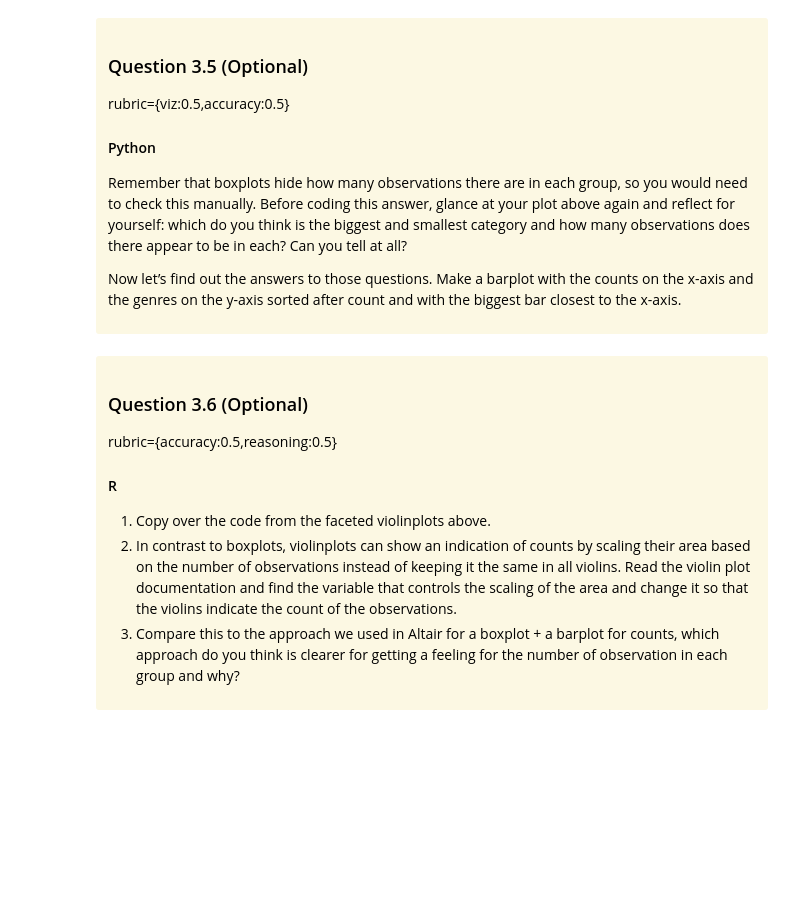
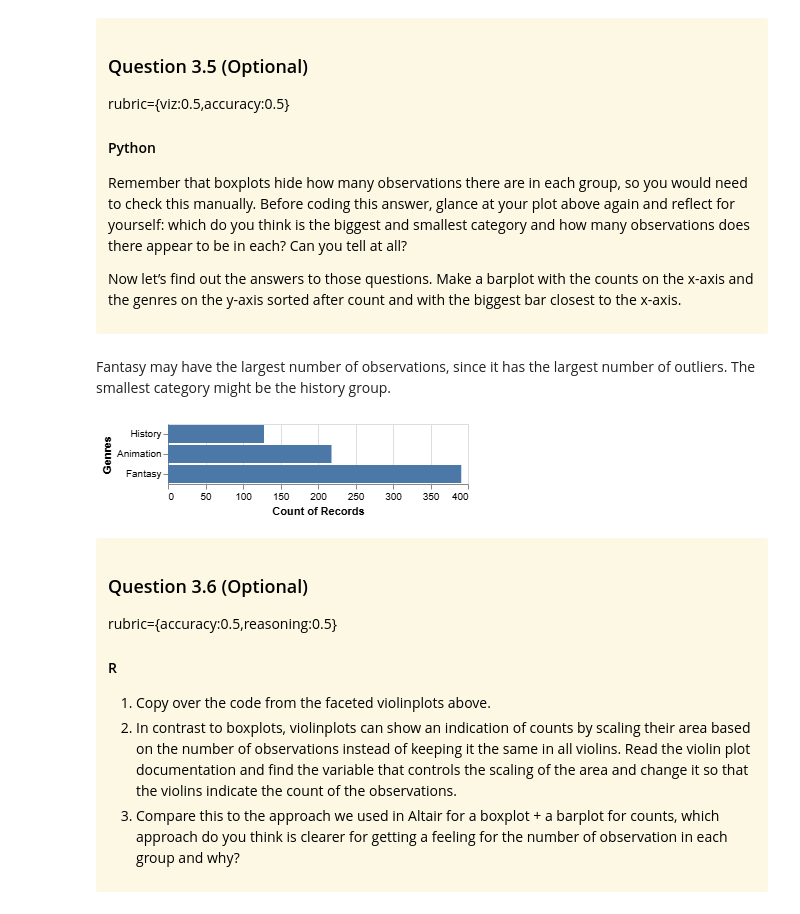
Before and after one commit to Zihao-Sheng/DATA_550_lab2_group14, a Jupyter notebook: lab2.ipynb, the cells around one changed output. Saved outputs shown, nothing was run; the diff lists cells and outputs as text; code cells hidden in the pictures; blank space fills up the shorter version.

```diff
--- a/lab2.ipynb
+++ b/lab2.ipynb
@@ -593,3 +591,19 @@ rubric={viz:0.5,accuracy:0.5}
+# %% [markdown]
+Fantasy may have the largest number of observations, since it has the largest number of outliers. The smallest category might be the history group.
+# %%
+# YOUR ANSWER GOES HERE
+alt.Chart(boom_genres).mark_bar().encode(
+    y=alt.Y(
+        'genres',title='Genres',
+        sort='-x',
+        scale=alt.Scale(reverse=True)
+    ),
+    x=alt.X(
+        'count()'
+    )
+).properties(width=300)
+# %% [output]
+[figure, added]
 # %% [markdown]
 <div class="alert alert-warning" style="color:black">
 
```
Also changed, not shown: parts of 8 cells of this notebook.
